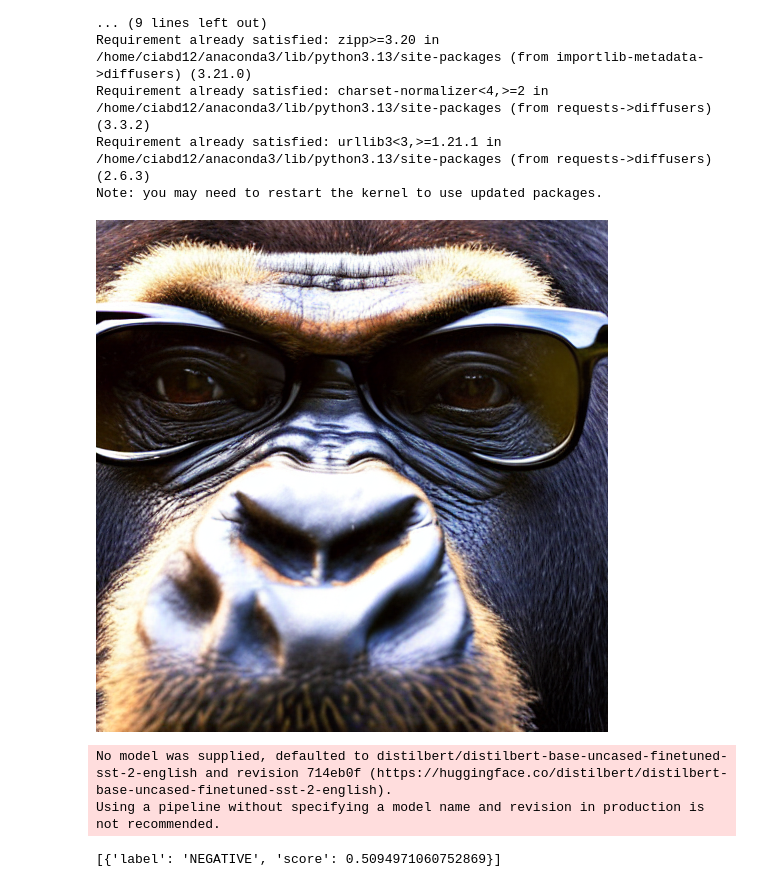
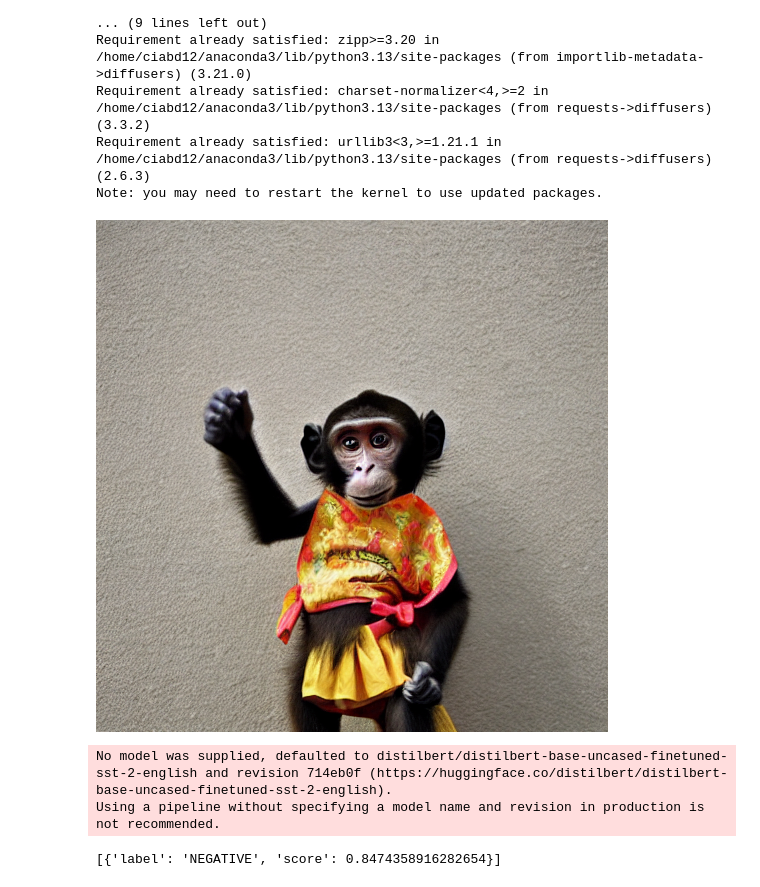
Before and after one commit to manuelo24-jpg/Ejercicios-Python, a Jupyter notebook: Pia/tema4/actividades/pruebaImagen/imagen.ipynb, the cells around one changed output. Cells and saved outputs as stored; diff of their text form; code cells hidden in the pictures.

```diff
--- a/Pia/tema4/actividades/pruebaImagen/imagen.ipynb
+++ b/Pia/tema4/actividades/pruebaImagen/imagen.ipynb
@@ -37,19 +37,19 @@ pipe = StableDiffusionPipeline.from_pretrained(
     torch_dtype = torch.float16, variant = "fp16"
 ).to(device)
 # %%
-prompt = "a photograph of a gorilla wearing sunglasses"
+prompt = "a photograph of a monkey wearing a skirt"
 pipe(prompt).images[0]
 # %% [output]
-[figure, old version]
+[figure, new version]
 # %%
 from transformers import pipeline
 # Clasificación de sentimiento
 classifier = pipeline("text-classification", device=device)
-classifier("Quiero con tu amiga")
+classifier("Me cago en toda tu putisima madre hijo de la gran puta")
 # %% [output]
 No model was supplied, defaulted to distilbert/distilbert-base-uncased-finetuned-sst-2-english and revision 714eb0f (https://huggingface.co/distilbert/distilbert-base-uncased-finetuned-sst-2-english).
 Using a pipeline without specifying a model name and revision in production is not recommended.
-[{'label': 'NEGATIVE', 'score': 0.5094971060752869}]
+[{'label': 'NEGATIVE', 'score': 0.8474358916282654}]
 # %%
 generator = pipeline("text-generation", device=device)
 generator("I dated a girl that was too short")[0]["generated_text"]
```
Also changed, not shown: parts of 1 cell of this notebook, 1 other file.
